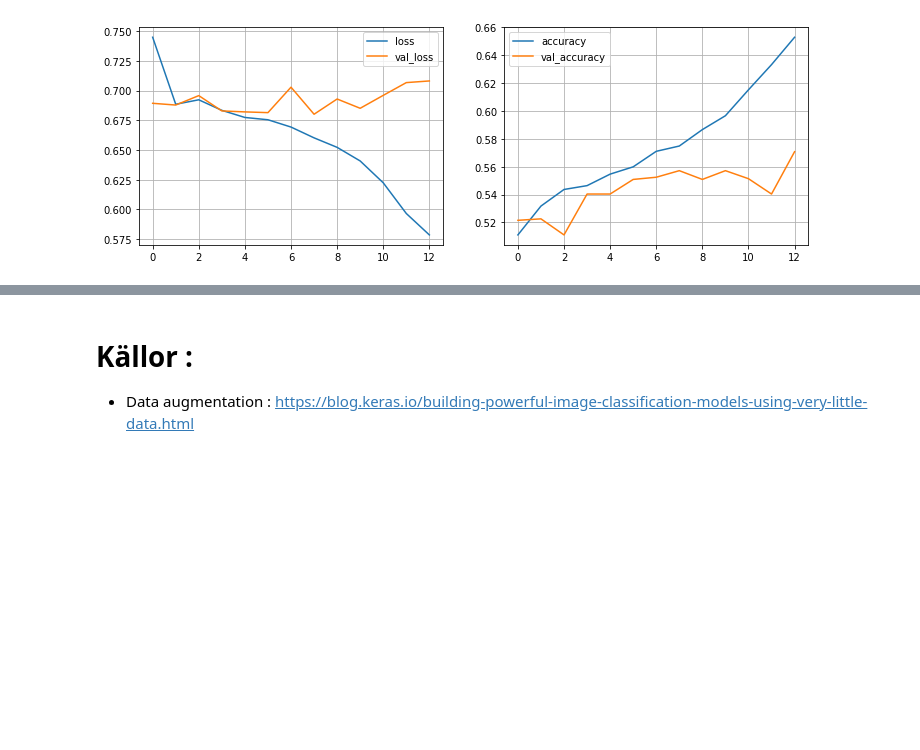
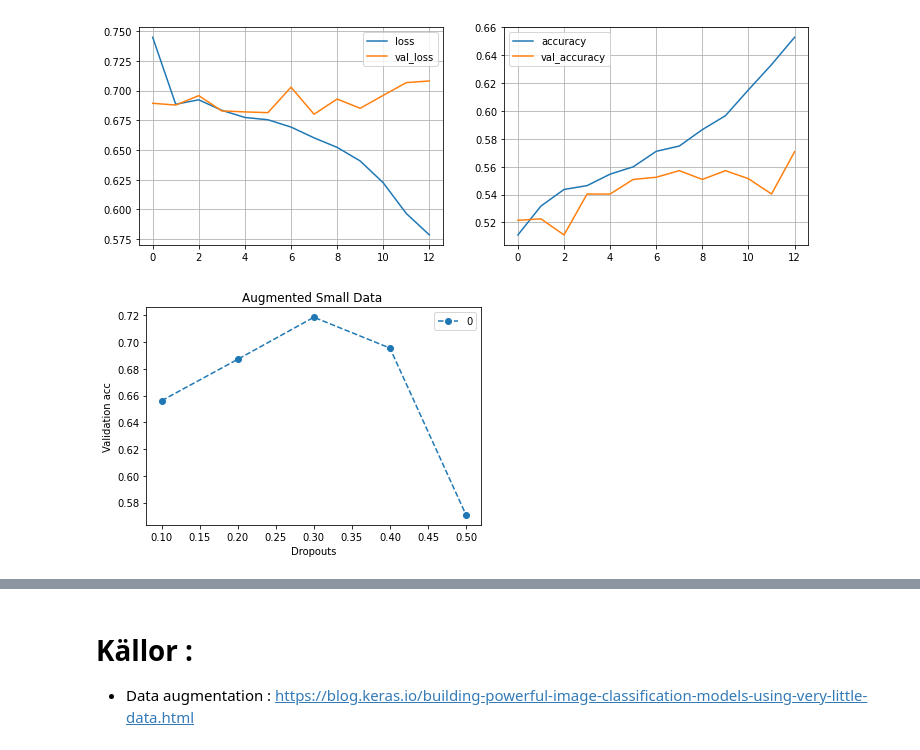
Before and after one commit to SamiFatmi/Deep-Learning-SAMI-FATMI, a Jupyter notebook: Lab/lab.ipynb, the cells around one changed output, grey strips where cells are left out. Saved outputs shown, nothing was run; the diff lists cells and outputs as text; code cells hidden in the pictures; blank space fills up the shorter version.

```diff
--- a/Lab/lab.ipynb
+++ b/Lab/lab.ipynb
@@ -610,3 +610,11 @@ metrics = pd.DataFrame(model.history.history)
 plot_metrics(metrics)
 # %% [output]
 [figure]
+# %%
+pd.DataFrame(do_acc.values(), index=do_acc.keys()).plot(
+    xlabel="Dropouts", ylabel="Validation acc", style="--o")
+
+plt.title("Augmented Small Data ")
+plt.show()
+# %% [output]
+[figure, added]
```
Also changed, not shown: parts of 16 cells of this notebook.
